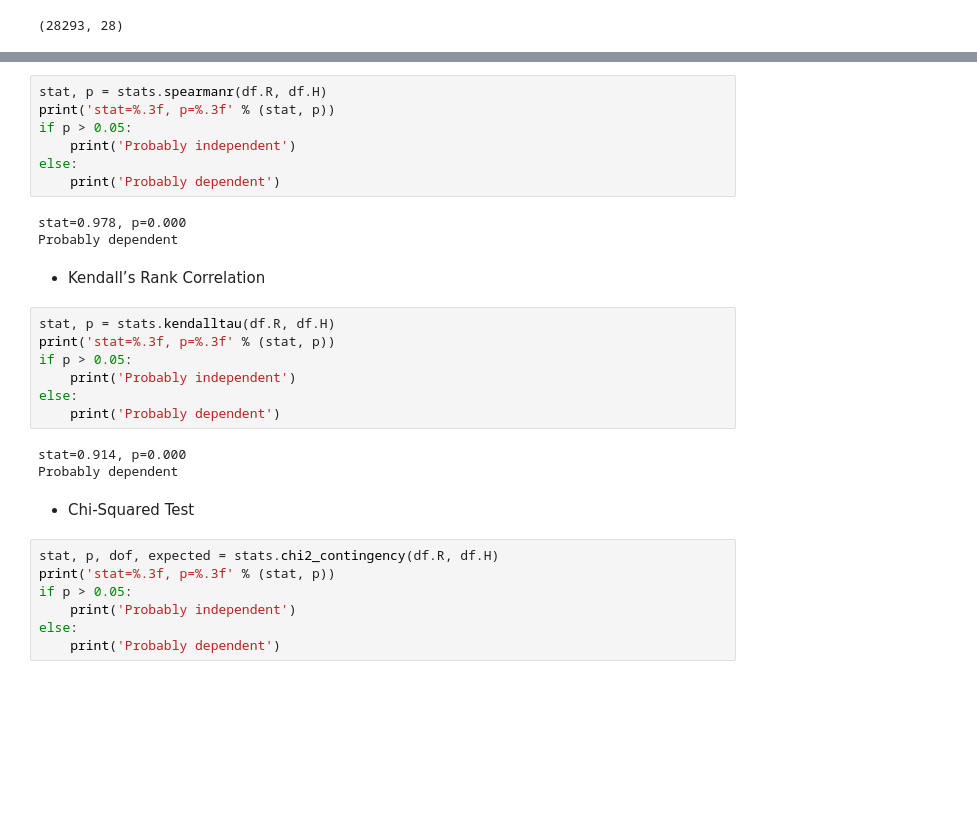
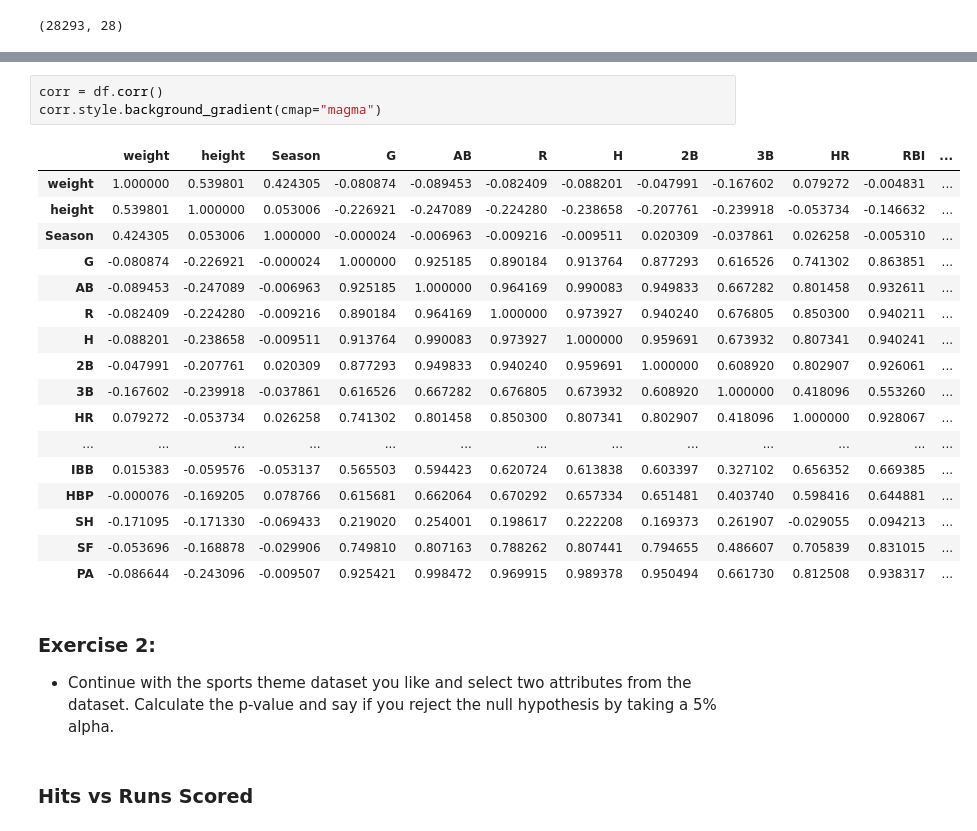
Before and after one commit to jesussantana/Hypothesis-testing, a Jupyter notebook: notebooks/Sprint_8_Hypothesis_Testing.ipynb, the cells around one changed output, grey strips where cells are left out. Cells and saved outputs as stored; diff of their text form; blank space fills up the shorter version.

Commit message:
Hypotesis two attributes

```diff
--- a/notebooks/Sprint_8_Hypothesis_Testing.ipynb
+++ b/notebooks/Sprint_8_Hypothesis_Testing.ipynb
@@ -150,31 +90,26 @@ Probably dependent
-# %%
-stat, p = stats.spearmanr(df.R, df.H)
-print('stat=%.3f, p=%.3f' % (stat, p))
-if p > 0.05:
-	print('Probably independent')
-else:
-	print('Probably dependent')
-# %% [output]
-stat=0.978, p=0.000
-Probably dependent
-# %% [markdown]
-- Kendall’s Rank Correlation
-# %%
-stat, p = stats.kendalltau(df.R, df.H)
-print('stat=%.3f, p=%.3f' % (stat, p))
-if p > 0.05:
-	print('Probably independent')
-else:
-	print('Probably dependent')
-# %% [output]
-stat=0.914, p=0.000
-Probably dependent
-# %% [markdown]
-- Chi-Squared Test
-# %%
-stat, p, dof, expected = stats.chi2_contingency(df.R, df.H)
-print('stat=%.3f, p=%.3f' % (stat, p))
-if p > 0.05:
-	print('Probably independent')
-else:
-	print('Probably dependent')
+# %%
+corr = df.corr()
+corr.style.background_gradient(cmap="magma")
+# %% [output]
+|  | weight | height | Season | G | AB | R | H | 2B | 3B | HR | RBI | ... |
+| weight | 1.000000 | 0.539801 | 0.424305 | -0.080874 | -0.089453 | -0.082409 | -0.088201 | -0.047991 | -0.167602 | 0.079272 | -0.004831 | ... |
+| height | 0.539801 | 1.000000 | 0.053006 | -0.226921 | -0.247089 | -0.224280 | -0.238658 | -0.207761 | -0.239918 | -0.053734 | -0.146632 | ... |
+| Season | 0.424305 | 0.053006 | 1.000000 | -0.000024 | -0.006963 | -0.009216 | -0.009511 | 0.020309 | -0.037861 | 0.026258 | -0.005310 | ... |
+| G | -0.080874 | -0.226921 | -0.000024 | 1.000000 | 0.925185 | 0.890184 | 0.913764 | 0.877293 | 0.616526 | 0.741302 | 0.863851 | ... |
+| AB | -0.089453 | -0.247089 | -0.006963 | 0.925185 | 1.000000 | 0.964169 | 0.990083 | 0.949833 | 0.667282 | 0.801458 | 0.932611 | ... |
+| R | -0.082409 | -0.224280 | -0.009216 | 0.890184 | 0.964169 | 1.000000 | 0.973927 | 0.940240 | 0.676805 | 0.850300 | 0.940211 | ... |
+| H | -0.088201 | -0.238658 | -0.009511 | 0.913764 | 0.990083 | 0.973927 | 1.000000 | 0.959691 | 0.673932 | 0.807341 | 0.940241 | ... |
+| 2B | -0.047991 | -0.207761 | 0.020309 | 0.877293 | 0.949833 | 0.940240 | 0.959691 | 1.000000 | 0.608920 | 0.802907 | 0.926061 | ... |
+| 3B | -0.167602 | -0.239918 | -0.037861 | 0.616526 | 0.667282 | 0.676805 | 0.673932 | 0.608920 | 1.000000 | 0.418096 | 0.553260 | ... |
+| HR | 0.079272 | -0.053734 | 0.026258 | 0.741302 | 0.801458 | 0.850300 | 0.807341 | 0.802907 | 0.418096 | 1.000000 | 0.928067 | ... |
+| ... | ... | ... | ... | ... | ... | ... | ... | ... | ... | ... | ... | ... |
+| IBB | 0.015383 | -0.059576 | -0.053137 | 0.565503 | 0.594423 | 0.620724 | 0.613838 | 0.603397 | 0.327102 | 0.656352 | 0.669385 | ... |
+| HBP | -0.000076 | -0.169205 | 0.078766 | 0.615681 | 0.662064 | 0.670292 | 0.657334 | 0.651481 | 0.403740 | 0.598416 | 0.644881 | ... |
+| SH | -0.171095 | -0.171330 | -0.069433 | 0.219020 | 0.254001 | 0.198617 | 0.222208 | 0.169373 | 0.261907 | -0.029055 | 0.094213 | ... |
+| SF | -0.053696 | -0.168878 | -0.029906 | 0.749810 | 0.807163 | 0.788262 | 0.807441 | 0.794655 | 0.486607 | 0.705839 | 0.831015 | ... |
+| PA | -0.086644 | -0.243096 | -0.009507 | 0.925421 | 0.998472 | 0.969915 | 0.989378 | 0.950494 | 0.661730 | 0.812508 | 0.938317 | ... |
+# %% [markdown]
+### Exercise 2:
+  - Continue with the sports theme dataset you like and select two attributes from the dataset. Calculate the p-value and say if you reject the null hypothesis by taking a 5% alpha.
+# %% [markdown]
+### Hits vs Runs Scored
```
Also changed, not shown: parts of 14 cells of this notebook.
